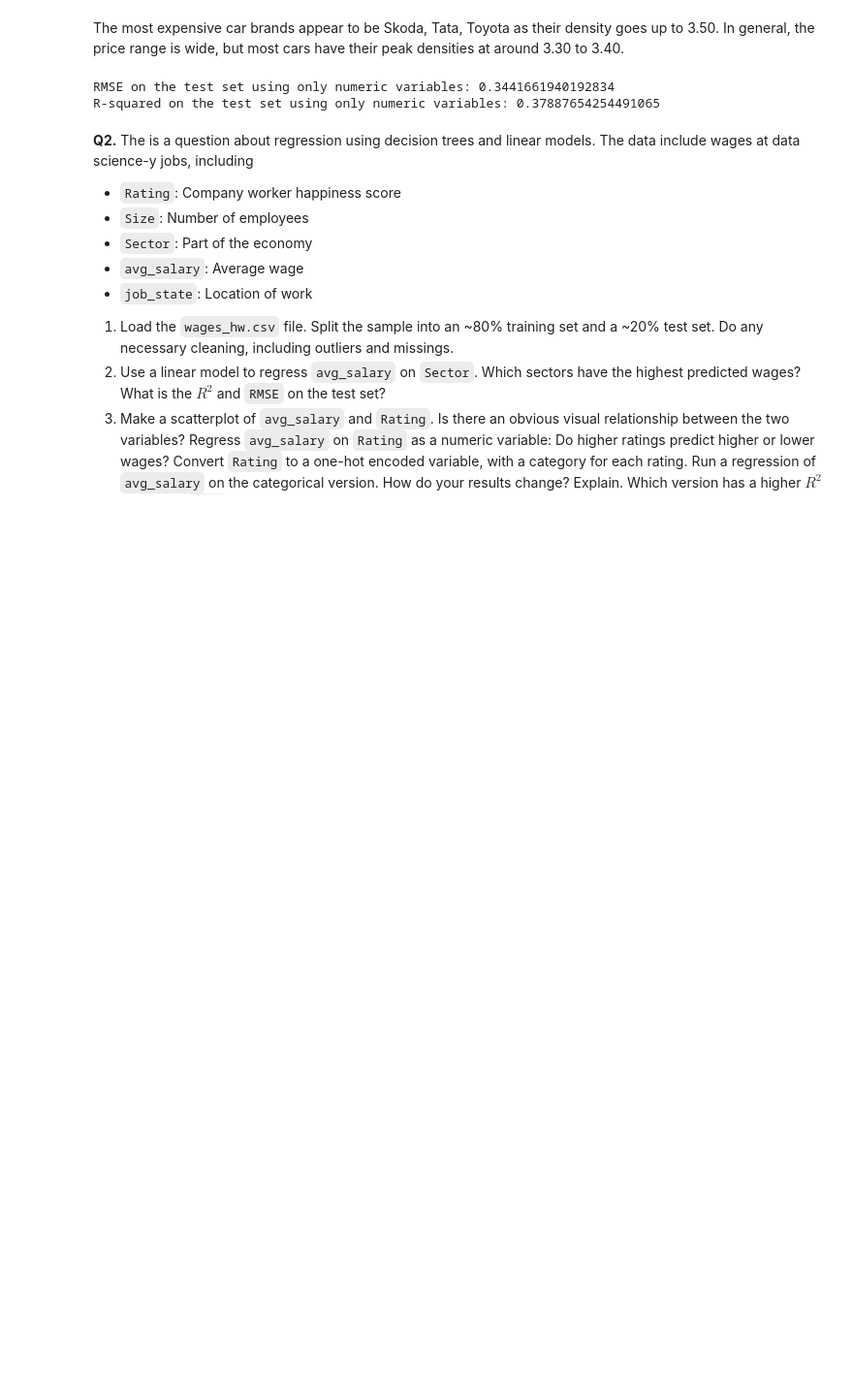
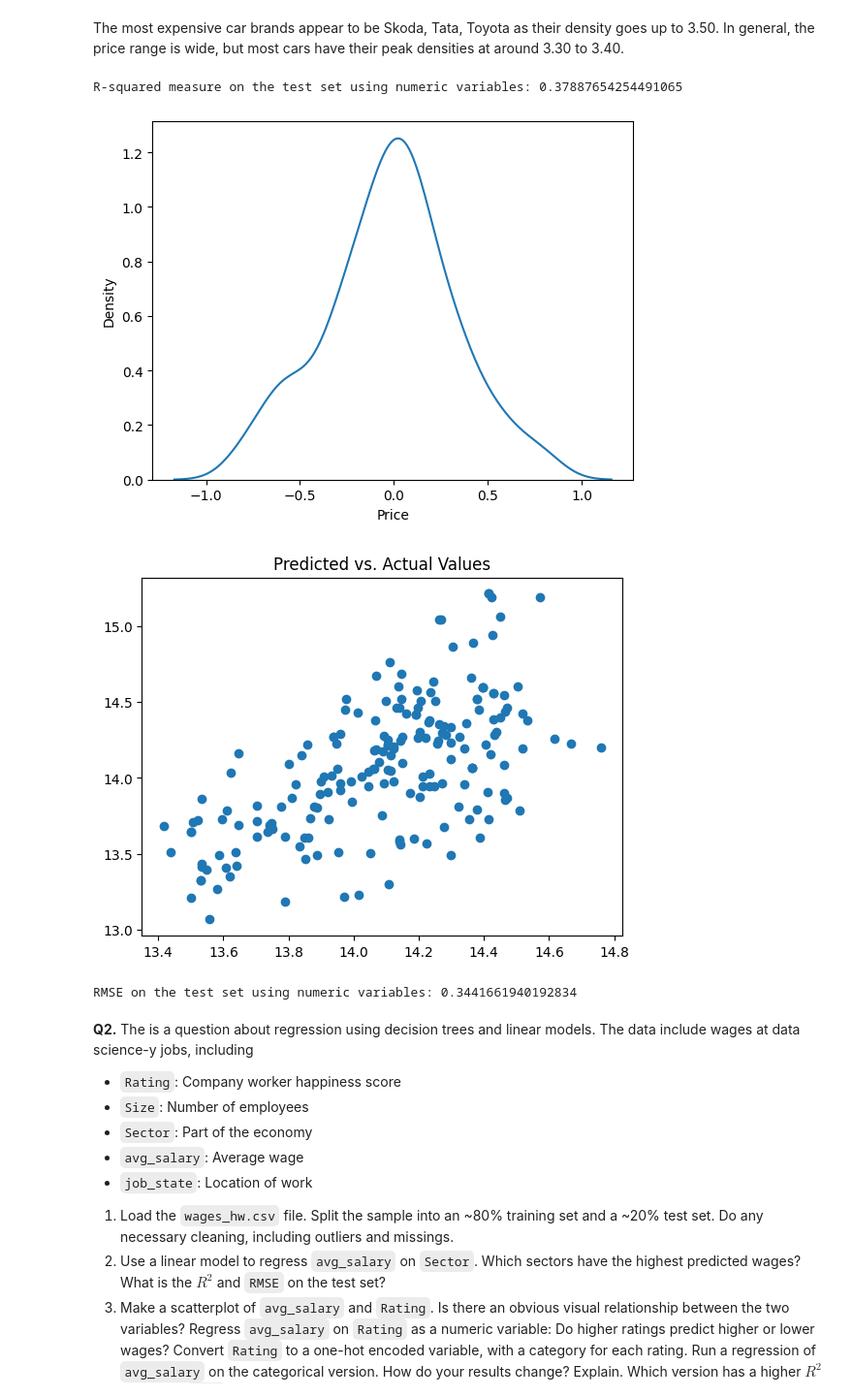
Before and after one commit to aniishap/assignment4, a Jupyter notebook: assignment4.ipynb, the cells around one changed output. Shown: that part at 97% size. Drawn from its saved outputs; the diff is of its cells as text; code cells hidden in the pictures; blank space fills up the shorter version.

```diff
--- a/assignment4.ipynb
+++ b/assignment4.ipynb
@@ -108,29 +108,45 @@ from sklearn.model_selection import train_test_split
 X = cars.drop('Price', axis=1)  # all columns except 'Price' are in feature matrix
 y = cars['Price']
 X_train, X_test, y_train, y_test = train_test_split(X, y, test_size=0.2, random_state=42)
+TSS = np.sum( (y_test - y_train.mean())**2 )
+N_test = len(y_test)
 # %%
 # 4: Regress Price on Numeric Variables
 
 from sklearn.linear_model import LinearRegression # Import linear regression model
 from math import sqrt
 from sklearn.metrics import mean_squared_error
 from sklearn.metrics import r2_score
 
 numeric_columns = ['Make_Year', 'Mileage_Run', 'Seating_Capacity']
 X_train_numeric = X_train[numeric_columns]
 X_test_numeric = X_test[numeric_columns]
 reg = LinearRegression().fit(X_train_numeric, y_train) # Fit the linear model
-predictions = reg.predict(X_test_numeric)
+r2_test = reg.score(X_test_numeric, y_test) # R squared measure
+print("R-squared measure on the test set using numeric variables:", r2_test)
+# Predicted values:
+y_hat_lm = reg.predict(X_test_numeric)
+residuals_lm = y_test - y_hat_lm
+## Residual plot:
+sns.kdeplot(residuals_lm)
+plt.show()
+## True versus predicted plot:
+plt.scatter(x=y_hat_lm,y=y_test)
+plt.title('Predicted vs. Actual Values')
+plt.show()
 
-# rsme
-rmse = sqrt(mean_squared_error(y_test, predictions))
-print("RMSE on the test set using only numeric variables:", rmse)
+## Metrics:
+SSE_lm = np.sum( (y_test-y_hat_lm)**2 )
+MSE_lm = SSE_lm/N_test
+RMSE_lm = (SSE_lm/N_test)**(1/2)
+R2_lm = 1 - SSE_lm/TSS
 
-r2 = r2_score(y_test, predictions)
-print("R-squared on the test set using only numeric variables:", r2)
+print("RMSE on the test set using numeric variables:", RMSE_lm)
 # %% [output]
-RMSE on the test set using only numeric variables: 0.3441661940192834
-R-squared on the test set using only numeric variables: 0.37887654254491065
+R-squared measure on the test set using numeric variables: 0.37887654254491065
+[figure, added]
+[figure, added]
+RMSE on the test set using numeric variables: 0.3441661940192834
 # %% [markdown]
 **Q2.** The is a question about regression using decision trees and linear models. The data include wages at data science-y jobs, including
 
```
